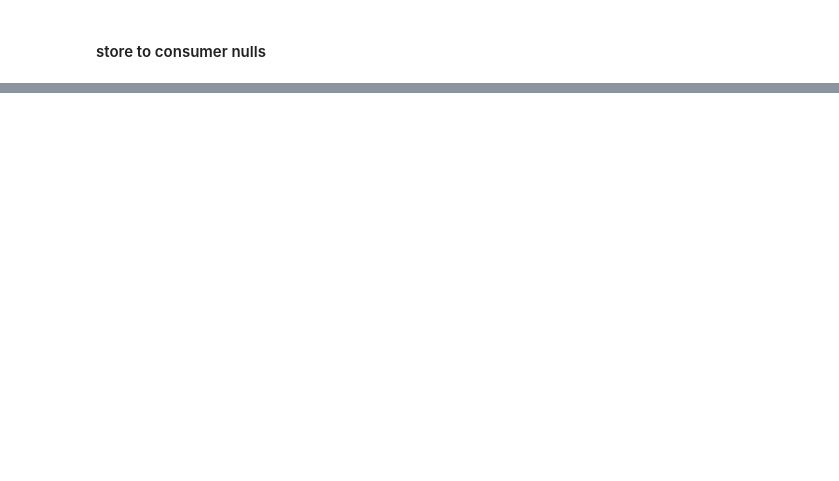
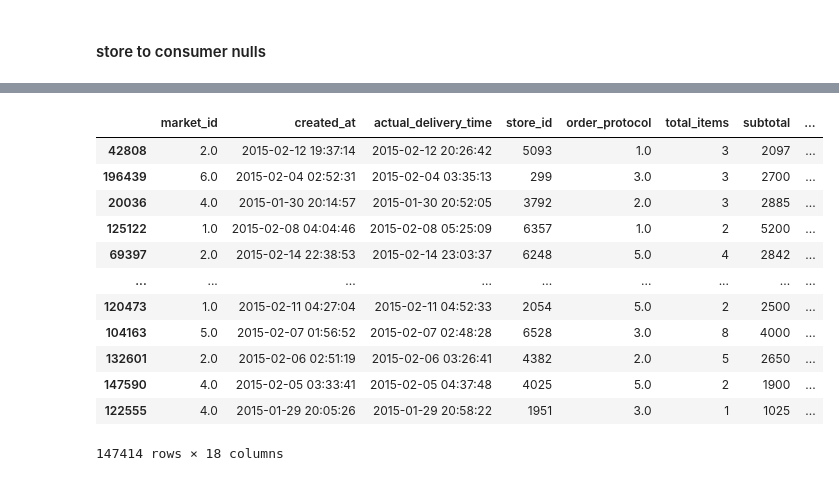
Before and after one commit to meg-williams/Delivery-Duration-Prediction, a Jupyter notebook: delivery_duration.ipynb, the cells around one changed output, grey strips where cells are left out. Saved outputs shown, nothing was run; the diff lists cells and outputs as text; code cells hidden in the pictures; blank space fills up the shorter version.

Commit message:
train test split

```diff
--- a/delivery_duration.ipynb
+++ b/delivery_duration.ipynb
@@ -560,0 +609,21 @@ df = df.dropna()
+# %%
+X = df.drop(columns=['store_primary_category', 'actual_duration'])
+y = df['actual_duration']
+# %%
+xtrain, xtest, ytrain, ytest = train_test_split(X, y, test_size=0.25, random_state=42)
+# %%
+xtrain
+# %% [output]
+|  | market_id | created_at | actual_delivery_time | store_id | order_protocol | total_items | subtotal | ... |
+| 42808 | 2.0 | 2015-02-12 19:37:14 | 2015-02-12 20:26:42 | 5093 | 1.0 | 3 | 2097 | ... |
+| 196439 | 6.0 | 2015-02-04 02:52:31 | 2015-02-04 03:35:13 | 299 | 3.0 | 3 | 2700 | ... |
+| 20036 | 4.0 | 2015-01-30 20:14:57 | 2015-01-30 20:52:05 | 3792 | 2.0 | 3 | 2885 | ... |
+| 125122 | 1.0 | 2015-02-08 04:04:46 | 2015-02-08 05:25:09 | 6357 | 1.0 | 2 | 5200 | ... |
+| 69397 | 2.0 | 2015-02-14 22:38:53 | 2015-02-14 23:03:37 | 6248 | 5.0 | 4 | 2842 | ... |
+| ... | ... | ... | ... | ... | ... | ... | ... | ... |
+| 120473 | 1.0 | 2015-02-11 04:27:04 | 2015-02-11 04:52:33 | 2054 | 5.0 | 2 | 2500 | ... |
+| 104163 | 5.0 | 2015-02-07 01:56:52 | 2015-02-07 02:48:28 | 6528 | 3.0 | 8 | 4000 | ... |
+| 132601 | 2.0 | 2015-02-06 02:51:19 | 2015-02-06 03:26:41 | 4382 | 2.0 | 5 | 2650 | ... |
+| 147590 | 4.0 | 2015-02-05 03:33:41 | 2015-02-05 04:37:48 | 4025 | 5.0 | 2 | 1900 | ... |
+| 122555 | 4.0 | 2015-01-29 20:05:26 | 2015-01-29 20:58:22 | 1951 | 3.0 | 1 | 1025 | ... |
+147414 rows × 18 columns
```
Also changed, not shown: parts of 23 cells of this notebook.
